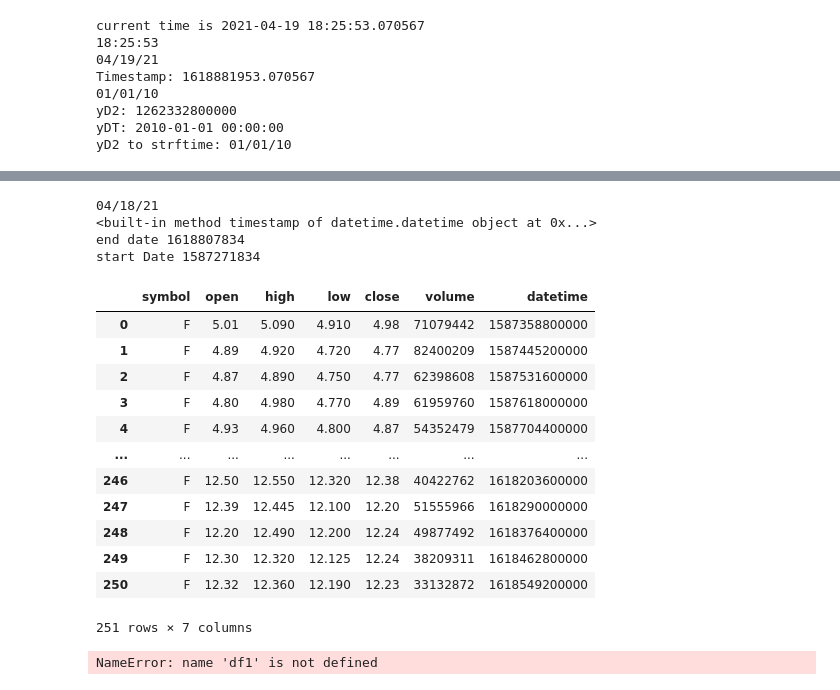
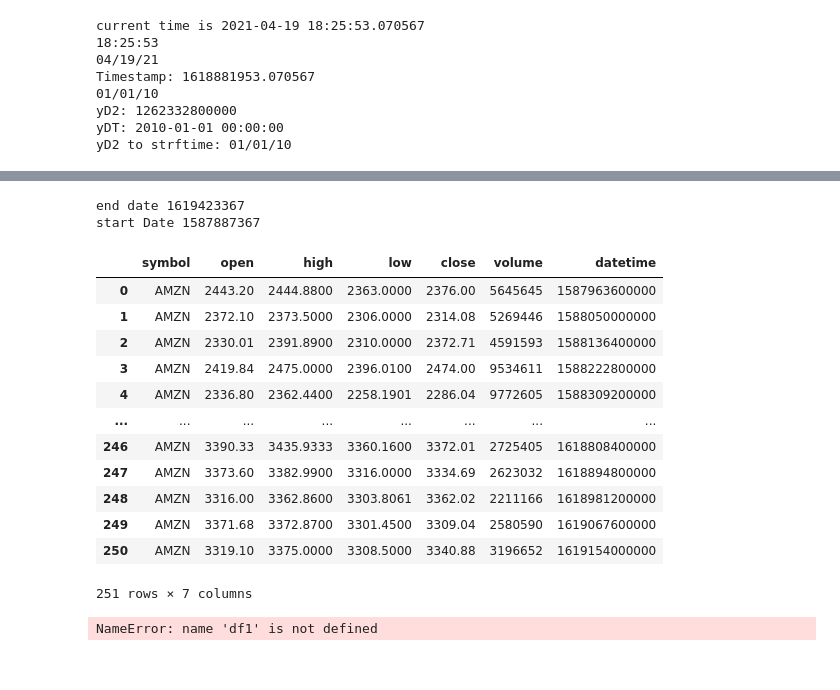
Before and after one commit to ben-t-eng/prj_TDAAPI, a Jupyter notebook: TDA_IF.ipynb, the cells around one changed output, grey strips where cells are left out. Drawn from its saved outputs; the diff is of its cells as text; code cells hidden in the pictures.

```diff
--- a/TDA_IF.ipynb
+++ b/TDA_IF.ipynb
@@ -209,34 +195,32 @@ start Date 1587271883
 # %%
 # testing TDA_Price_Hist ( APIK='', PlayLoad='', APIURL='', Symbol='', StartDTStamp=0, EndDTStamp=0 ):  in py file
 import a_TDA_IF
 
 yEDate=a_utils.epoch_date_stamp()
 ySDate=a_utils.epoch_from_today( Yr=1, Mo=0, Day=0)
 
 print ('end date', yEDate)
 print ('start Date', ySDate)
 
-co="F"
+co="AMZN"
 
-hist_df =a_TDA_IF.TDA_Price_Hist (Symbol=co, StartDTStamp=ySDate, EndDTStamp=yEDate )
+hist_df =a_TDA_IF.TDA_Price_Hist (Symbol=co, StartDTStamp=ySDate, EndDTStamp=0)
 hist_df
 # %% [output]
-04/18/21
-<built-in method timestamp of datetime.datetime object at 0x...>
-end date 1618807834
-start Date 1587271834
+end date 1619423367
+start Date 1587887367
 |  | symbol | open | high | low | close | volume | datetime |
-| 0 | F | 5.01 | 5.090 | 4.910 | 4.98 | 71079442 | 1587358800000 |
-| 1 | F | 4.89 | 4.920 | 4.720 | 4.77 | 82400209 | 1587445200000 |
-| 2 | F | 4.87 | 4.890 | 4.750 | 4.77 | 62398608 | 1587531600000 |
-| 3 | F | 4.80 | 4.980 | 4.770 | 4.89 | 61959760 | 1587618000000 |
-| 4 | F | 4.93 | 4.960 | 4.800 | 4.87 | 54352479 | 1587704400000 |
+| 0 | AMZN | 2443.20 | 2444.8800 | 2363.0000 | 2376.00 | 5645645 | 1587963600000 |
+| 1 | AMZN | 2372.10 | 2373.5000 | 2306.0000 | 2314.08 | 5269446 | 1588050000000 |
+| 2 | AMZN | 2330.01 | 2391.8900 | 2310.0000 | 2372.71 | 4591593 | 1588136400000 |
+| 3 | AMZN | 2419.84 | 2475.0000 | 2396.0100 | 2474.00 | 9534611 | 1588222800000 |
+| 4 | AMZN | 2336.80 | 2362.4400 | 2258.1901 | 2286.04 | 9772605 | 1588309200000 |
 | ... | ... | ... | ... | ... | ... | ... | ... |
-| 246 | F | 12.50 | 12.550 | 12.320 | 12.38 | 40422762 | 1618203600000 |
-| 247 | F | 12.39 | 12.445 | 12.100 | 12.20 | 51555966 | 1618290000000 |
-| 248 | F | 12.20 | 12.490 | 12.200 | 12.24 | 49877492 | 1618376400000 |
-| 249 | F | 12.30 | 12.320 | 12.125 | 12.24 | 38209311 | 1618462800000 |
-| 250 | F | 12.32 | 12.360 | 12.190 | 12.23 | 33132872 | 1618549200000 |
+| 246 | AMZN | 3390.33 | 3435.9333 | 3360.1600 | 3372.01 | 2725405 | 1618808400000 |
+| 247 | AMZN | 3373.60 | 3382.9900 | 3316.0000 | 3334.69 | 2623032 | 1618894800000 |
+| 248 | AMZN | 3316.00 | 3362.8600 | 3303.8061 | 3362.02 | 2211166 | 1618981200000 |
+| 249 | AMZN | 3371.68 | 3372.8700 | 3301.4500 | 3309.04 | 2580590 | 1619067600000 |
+| 250 | AMZN | 3319.10 | 3375.0000 | 3308.5000 | 3340.88 | 3196652 | 1619154000000 |
 251 rows × 7 columns
 # %%
 ### working this on 4/18
```
Also changed, not shown: parts of 1 cell of this notebook, 13 other files.
